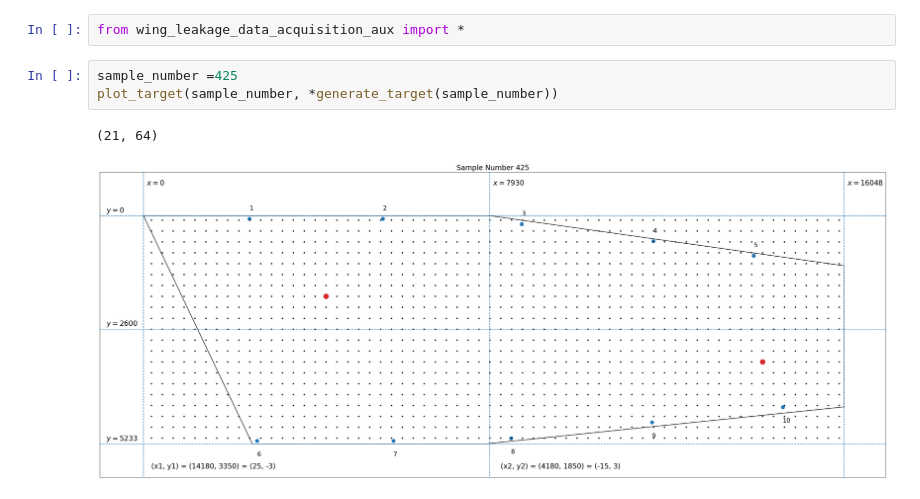
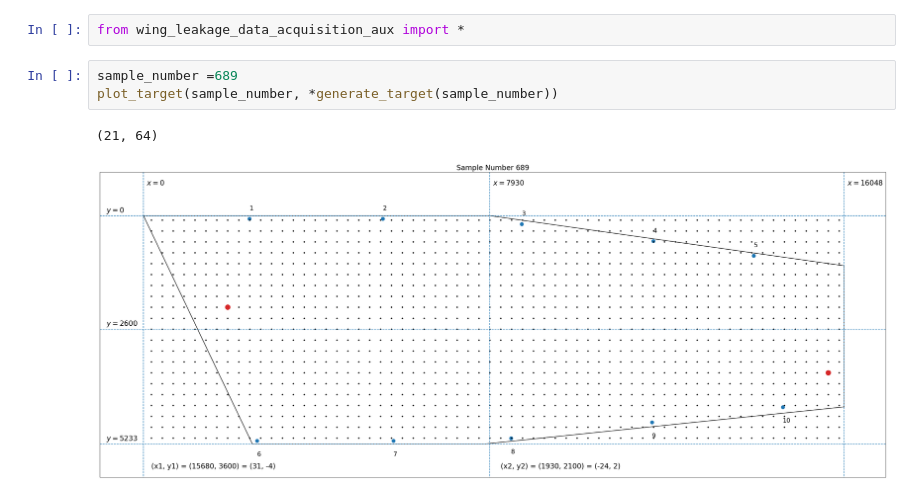
Before and after one commit to sreeragvn/Student-Project-leakage_detection, a Jupyter notebook: Data acquisition/wing_leakage_data_acquisition.ipynb, the cells around one changed output. Saved outputs shown, nothing was run; the diff lists cells and outputs as text.

```diff
--- a/Data acquisition/wing_leakage_data_acquisition.ipynb
+++ b/Data acquisition/wing_leakage_data_acquisition.ipynb
@@ -1,8 +1,8 @@
 # %%
 from wing_leakage_data_acquisition_aux import *
 # %%
-sample_number =425
+sample_number =689
 plot_target(sample_number, *generate_target(sample_number))
 # %% [output]
 (21, 64)
-[figure, old version]
+[figure, new version]
```
Also changed, not shown: 2 other files.
